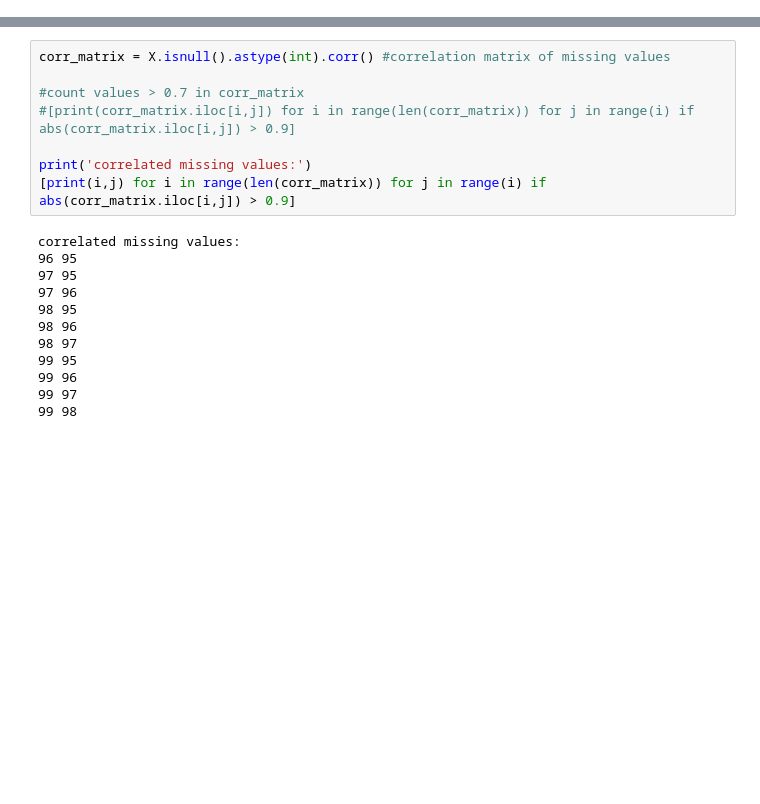
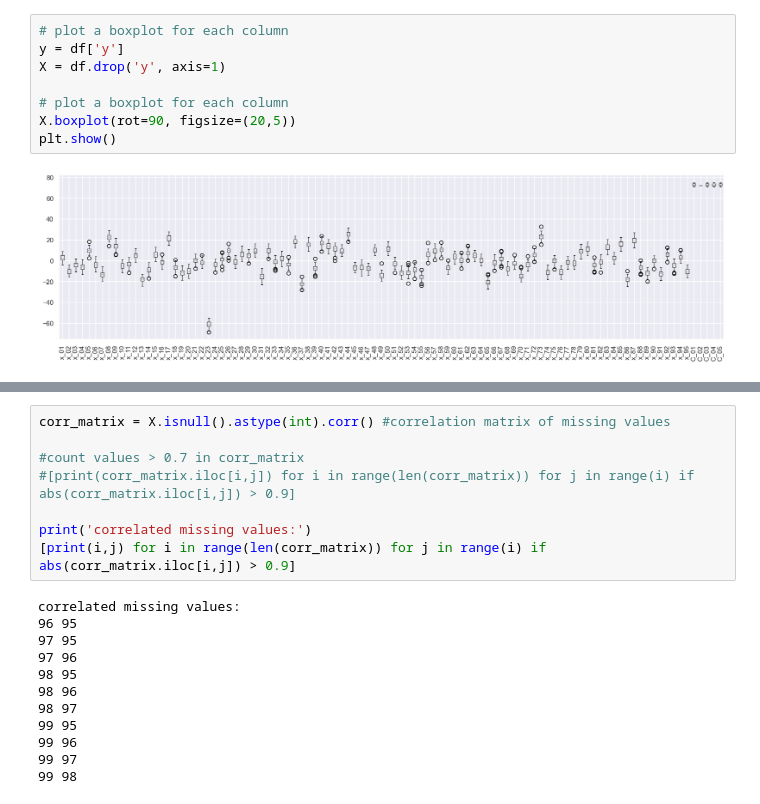
Before and after one commit to Danyushen/02582_case1, a Jupyter notebook: missing_data.ipynb, the cells around one changed output, grey strips where cells are left out. Cells and saved outputs as stored; diff of their text form; blank space fills up the shorter version.

```diff
--- a/missing_data.ipynb
+++ b/missing_data.ipynb
@@ -1 +13,11 @@
+# %%
+# plot a boxplot for each column
+y = df['y']
+X = df.drop('y', axis=1)
+
+# plot a boxplot for each column
+X.boxplot(rot=90, figsize=(20,5))
+plt.show()
+# %% [output]
+[figure, added]
 # %%
```
Also changed, not shown: parts of 6 cells of this notebook, 2 other files.
